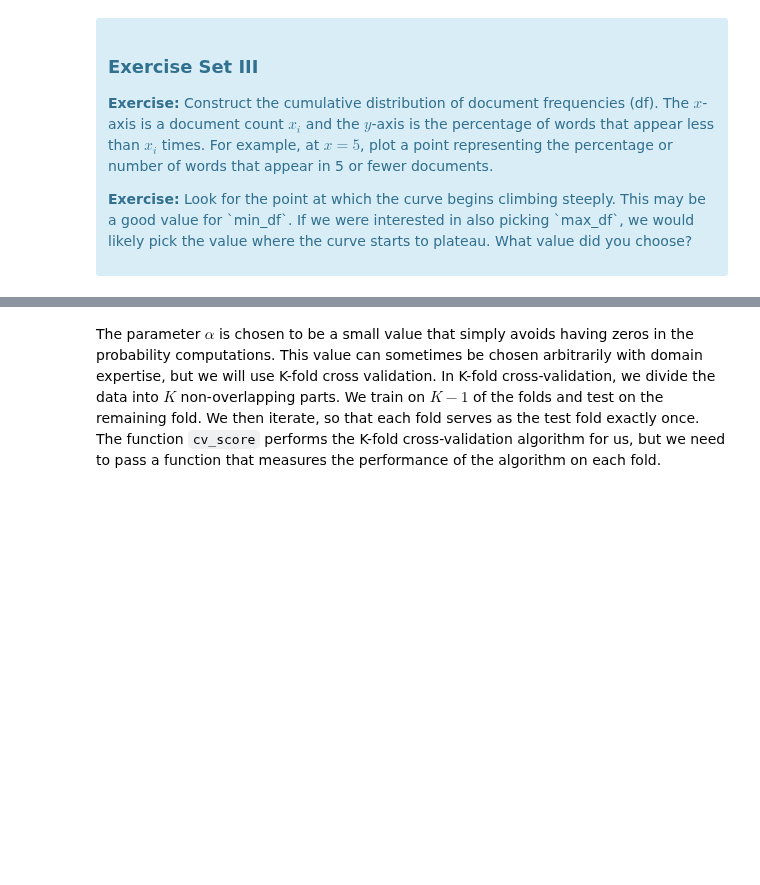
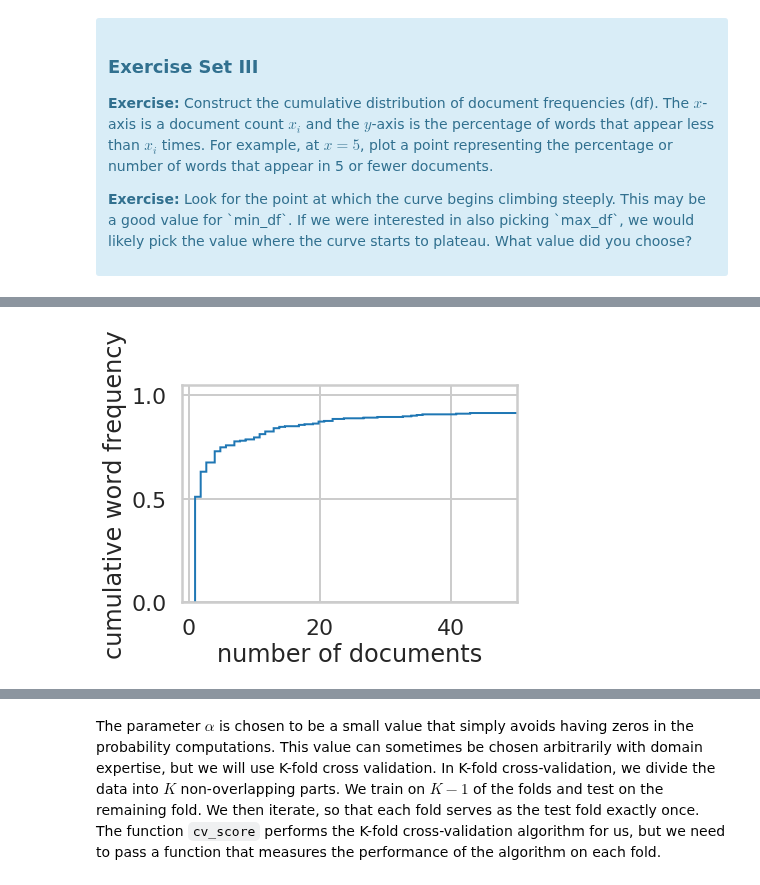
Before and after one commit to morganfry/springboard, a Jupyter notebook: mini-projects/10.3.3/naive_bayes/Mini_Project_Naive_Bayes.ipynb, the cells around one changed output, grey strips where cells are left out. Saved outputs shown, nothing was run; the diff lists cells and outputs as text; code cells hidden in the pictures; blank space fills up the shorter version.

```diff
--- a/mini-projects/10.3.3/naive_bayes/Mini_Project_Naive_Bayes.ipynb
+++ b/mini-projects/10.3.3/naive_bayes/Mini_Project_Naive_Bayes.ipynb
@@ -324,0 +365,11 @@ array([[0, 0, 0, ..., 0, 0, 0],
+# %%
+#close up on beginning
+plt.hist(df_word_freq.groupby(['frequency']).size(),
+         len(df_word_freq['frequency']),
+         histtype='step',cumulative=1,density=True)
+plt.xlim(-1,50)
+plt.xlabel('number of documents')
+plt.ylabel('cumulative word frequency')
+plt.show()
+# %% [output]
+[figure, added]
```
Also changed, not shown: parts of 33 cells of this notebook.
